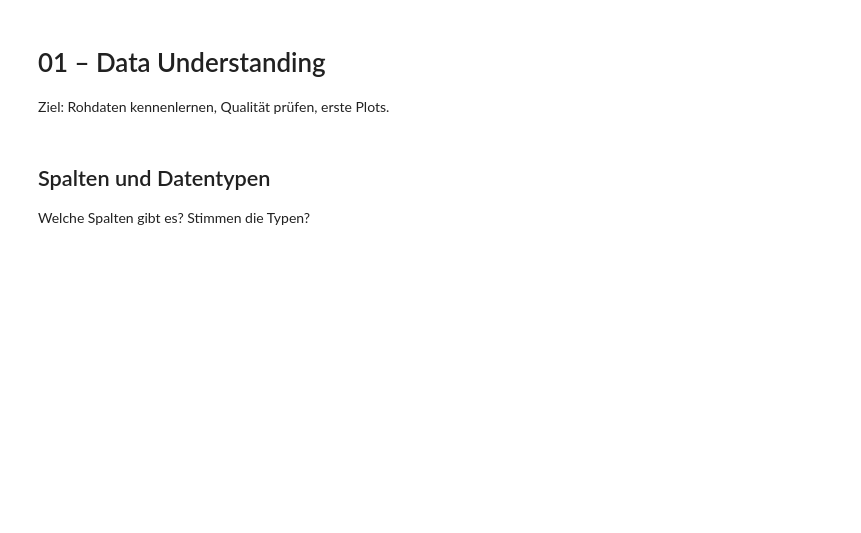
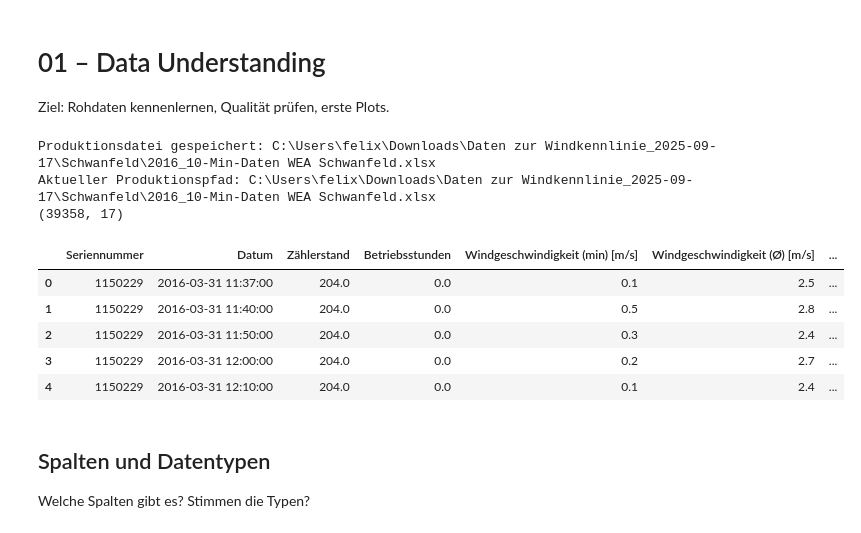
Before and after one commit to noahweis-uni/wind_bidding_project, a Jupyter notebook: notebooks/01_data_understanding.ipynb, the cells around one changed output. Saved outputs shown, nothing was run; the diff lists cells and outputs as text; code cells hidden in the pictures; blank space fills up the shorter version.

Commit message:
Datenaufbereitung hinzugefügt Statistische Modelle hionzugefügt

```diff
--- a/notebooks/01_data_understanding.ipynb
+++ b/notebooks/01_data_understanding.ipynb
@@ -13,3 +4,43 @@ df.head()
+# %%
+import pandas as pd
+import matplotlib.pyplot as plt
+import seaborn as sns
+import sys
+sys.path.append('.C:\\Users\\felix\\Downloads\\Daten zur Windkennlinie_2025-09-17\\Schwanfeld\\2016_10-Min-Daten WEA Schwanfeld.xlsx.')
+
+from src.data.load_data import load_production, set_production_path, get_production_path
+
+DATE_COL = 'Datum'
+PRODUCTION_FILE = r""
+
+# Diesen Pfad einmal setzen; 02_preprocessing.ipynb nutzt ihn danach automatisch mit.
+configured_path = set_production_path(PRODUCTION_FILE)
+print(f'Produktionsdatei gespeichert: {configured_path}')
+print(f'Aktueller Produktionspfad: {get_production_path()}')
+
+df = load_production()
+
+# letzte Problemzeile entfernen
+df = df.iloc[:-1].copy()
+
+# Datum parsen, alle anderen Spalten soweit moeglich numerisch machen
+df[DATE_COL] = pd.to_datetime(df[DATE_COL], format='%d.%m.%Y %H:%M', errors='coerce')
+numeric_cols = [col for col in df.columns if col != DATE_COL]
+for col in numeric_cols:
+    df[col] = pd.to_numeric(df[col], errors='coerce')
+
+print(df.shape)
+df.head()
+# %% [output]
+Produktionsdatei gespeichert: C:\Users\felix\Downloads\Daten zur Windkennlinie_2025-09-17\Schwanfeld\2016_10-Min-Daten WEA Schwanfeld.xlsx
+Aktueller Produktionspfad: C:\Users\felix\Downloads\Daten zur Windkennlinie_2025-09-17\Schwanfeld\2016_10-Min-Daten WEA Schwanfeld.xlsx
+(39358, 17)
+|  | Seriennummer | Datum | Zählerstand | Betriebsstunden | Windgeschwindigkeit (min) [m/s] | Windgeschwindigkeit (Ø) [m/s] | ... |
+| 0 | 1150229 | 2016-03-31 11:37:00 | 204.0 | 0.0 | 0.1 | 2.5 | ... |
+| 1 | 1150229 | 2016-03-31 11:40:00 | 204.0 | 0.0 | 0.5 | 2.8 | ... |
+| 2 | 1150229 | 2016-03-31 11:50:00 | 204.0 | 0.0 | 0.3 | 2.4 | ... |
+| 3 | 1150229 | 2016-03-31 12:00:00 | 204.0 | 0.0 | 0.2 | 2.7 | ... |
+| 4 | 1150229 | 2016-03-31 12:10:00 | 204.0 | 0.0 | 0.1 | 2.4 | ... |
 # %% [markdown]
 ## Spalten und Datentypen
 Welche Spalten gibt es? Stimmen die Typen?
```
Also changed, not shown: parts of 7 cells of this notebook, 16 other files.
